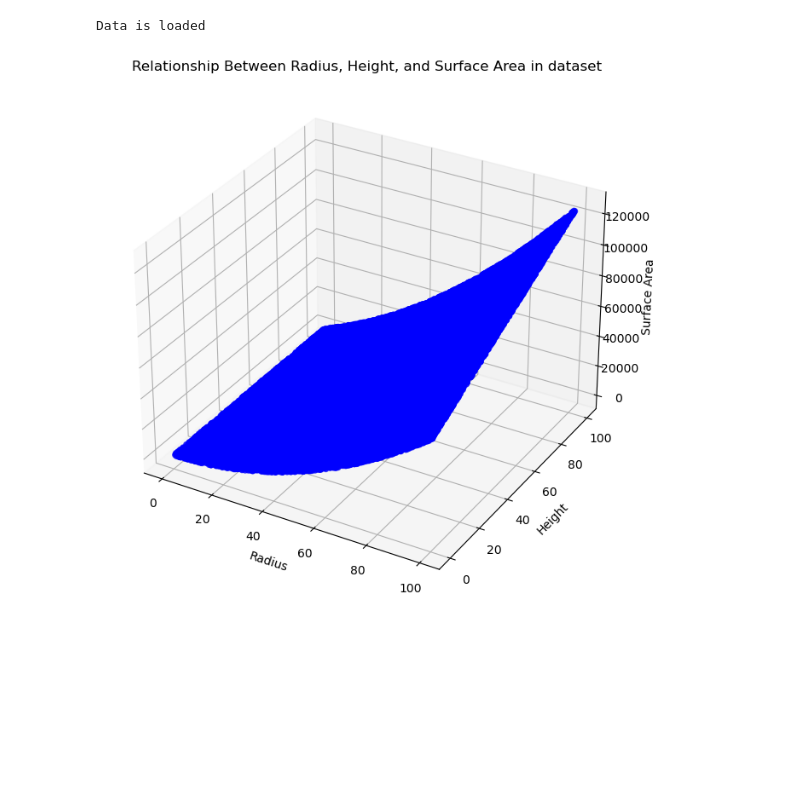
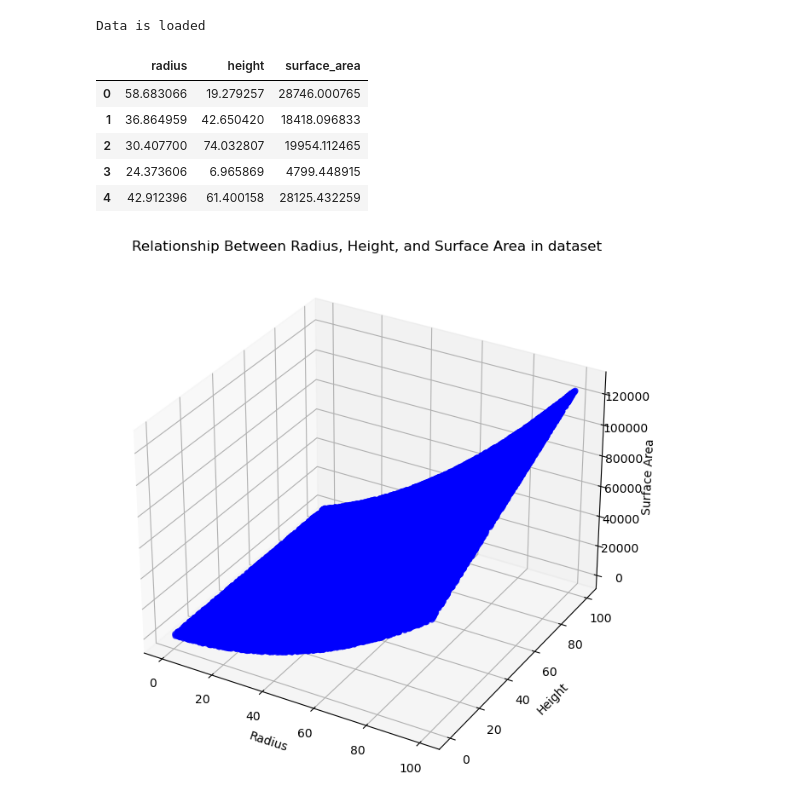
Before and after one commit to Haseeb1919/area-of-cylinder, a Jupyter notebook: KNN_Model.ipynb, the cells around one changed output. Cells and saved outputs as stored; diff of their text form; code cells hidden in the pictures; blank space fills up the shorter version.

```diff
--- a/KNN_Model.ipynb
+++ b/KNN_Model.ipynb
@@ -33,6 +33,15 @@ test = pd.read_csv('Dataset/test.csv')
 print("Data is loaded")
 # %% [output]
 Data is loaded
+# %%
+train.head()
+# %% [output]
+|  | radius | height | surface_area |
+| 0 | 58.683066 | 19.279257 | 28746.000765 |
+| 1 | 36.864959 | 42.650420 | 18418.096833 |
+| 2 | 30.407700 | 74.032807 | 19954.112465 |
+| 3 | 24.373606 | 6.965869 | 4799.448915 |
+| 4 | 42.912396 | 61.400158 | 28125.432259 |
 # %%
 radius = train['radius']
 height = train['height']
```
Also changed, not shown: parts of 7 cells of this notebook.
